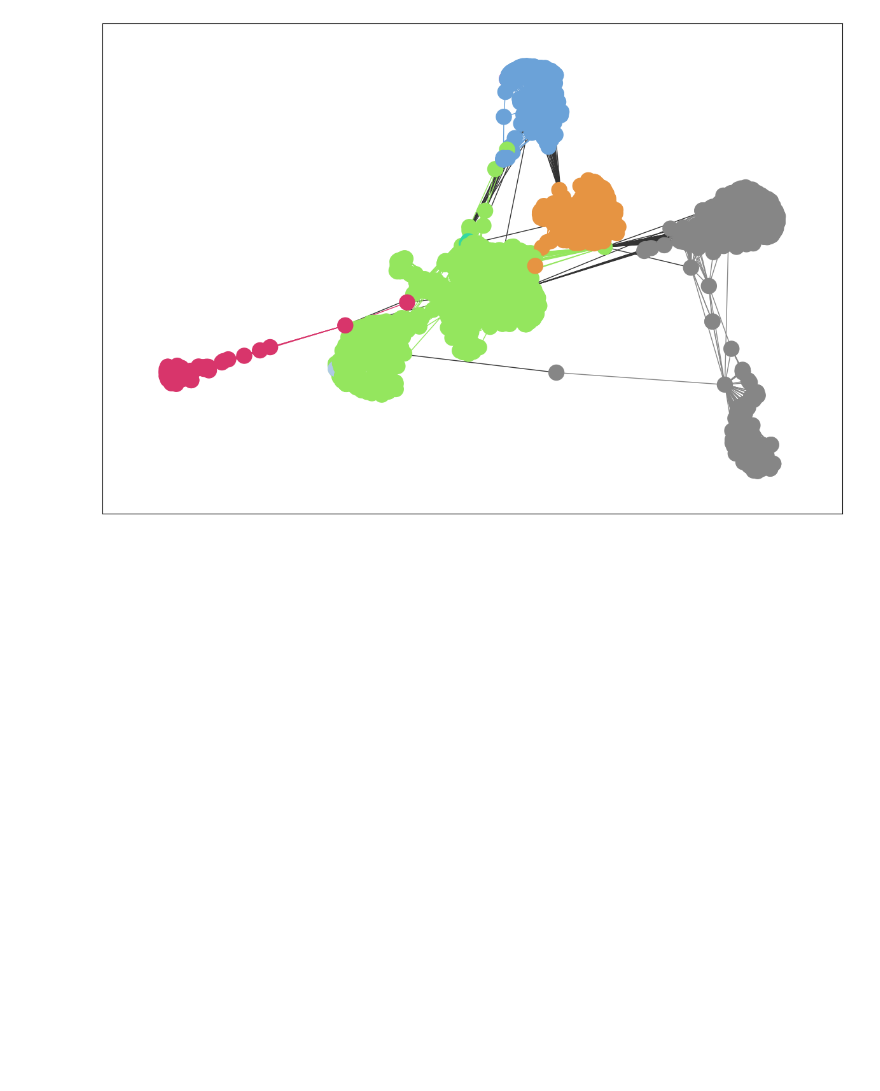
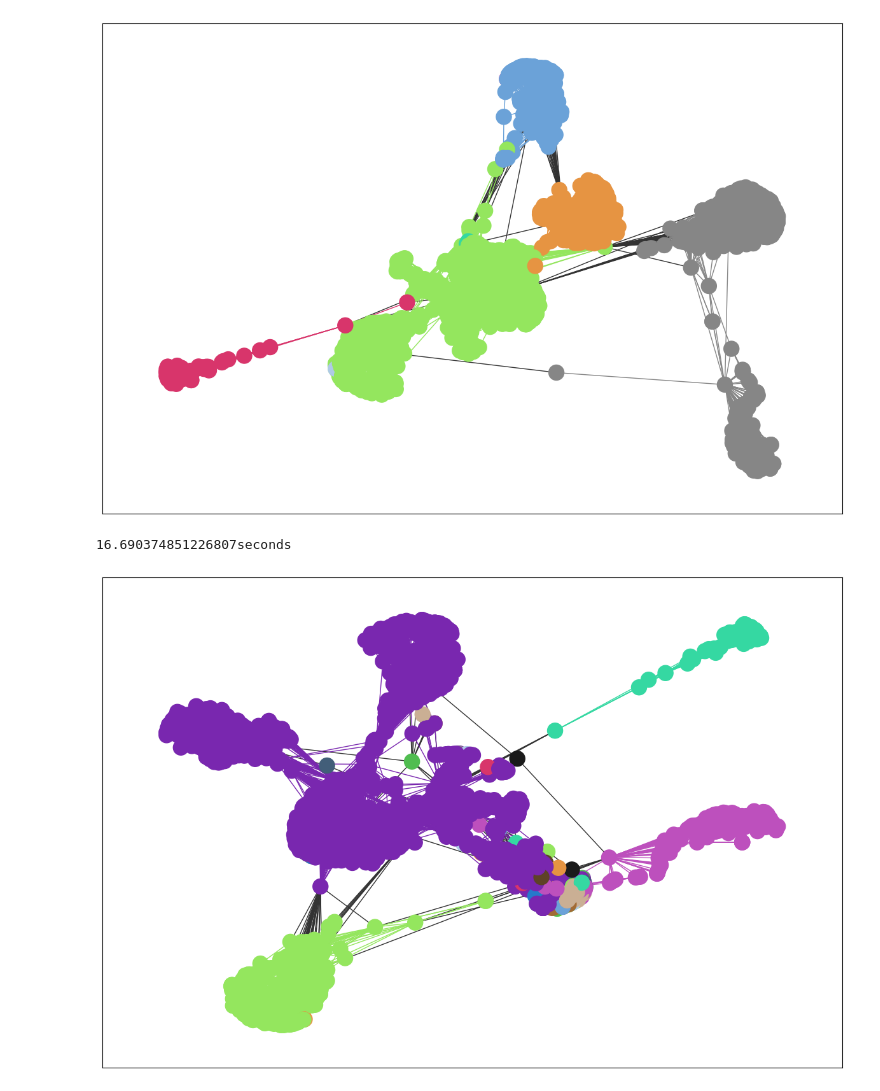
Before and after one commit to Erhmee1/commDetectionThesis, a Jupyter notebook: implement/GNCFb.ipynb, the cells around one changed output. Cells and saved outputs as stored; diff of their text form; code cells hidden in the pictures; blank space fills up the shorter version.

```diff
--- a/implement/GNCFb.ipynb
+++ b/implement/GNCFb.ipynb
@@ -163,3 +163,16 @@ print(str((time.time() - start_time1)) + "seconds")
 draw_community(network, communities)
 # %% [output]
 [figure]
+# %%
+##girvan revised on Fb data
+start_time1 = time.time()
+result = revised_girvan_quick(network)
+for i in range(10):
+    communities = next(result)
+print(str((time.time() - start_time1)) + "seconds")
+# %% [output]
+16.690374851226807seconds
+# %%
+draw_community(network, communities)
+# %% [output]
+[figure, added]
```
